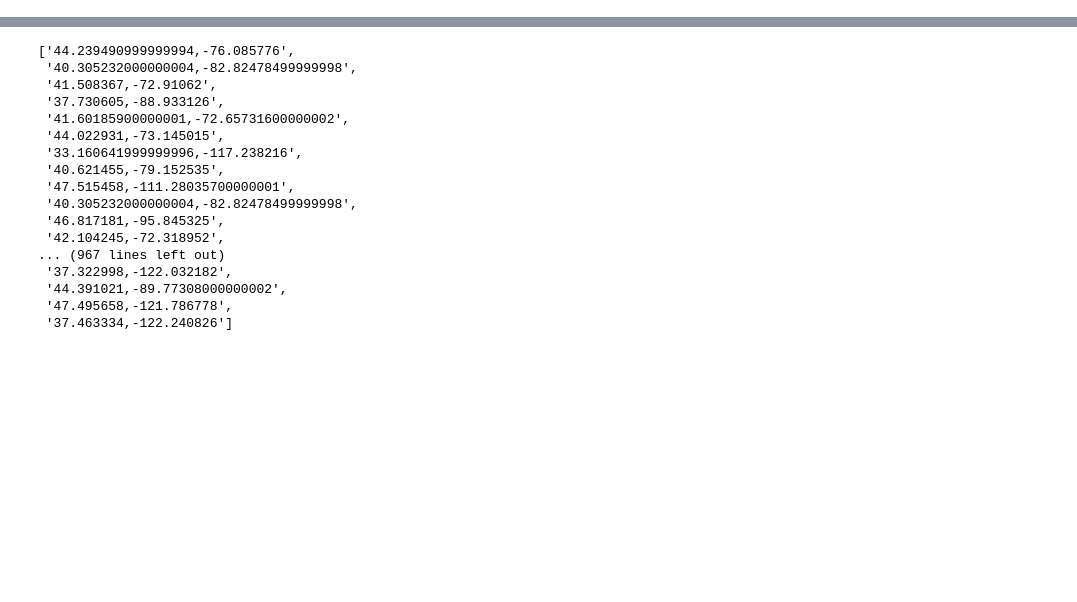
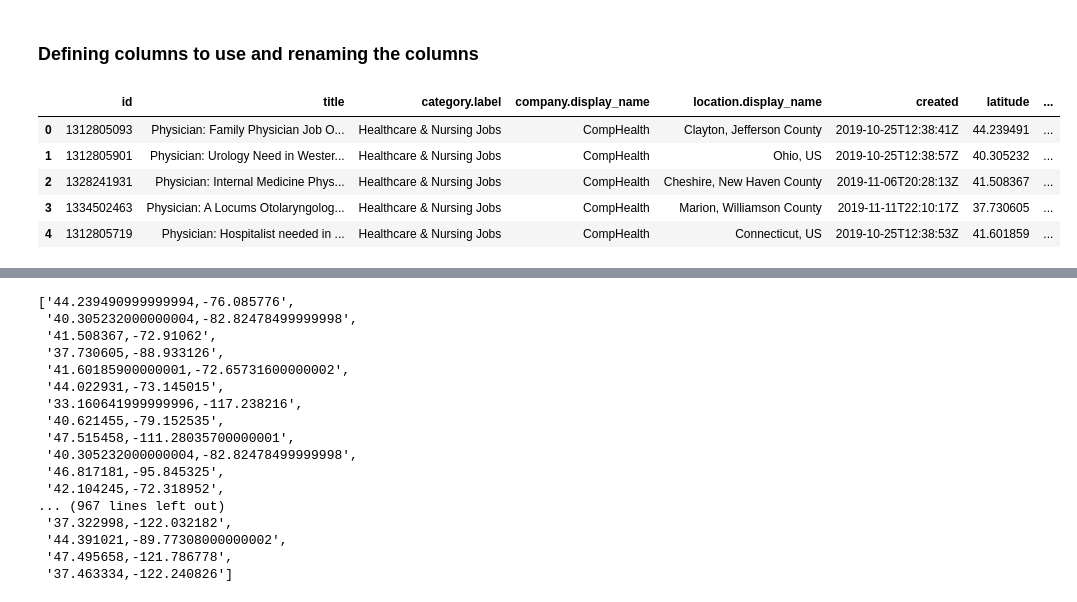
Before and after one commit to jmitterh/ProjectOnePyBootCamp, a Jupyter notebook: reports/Final_API.ipynb, the cells around one changed output, grey strips where cells are left out. Cells and saved outputs as stored; diff of their text form; code cells hidden in the pictures; blank space fills up the shorter version.

Commit message:
updated columns

```diff
--- a/reports/Final_API.ipynb
+++ b/reports/Final_API.ipynb
@@ -103,10 +107,19 @@ csv_file.head(3)
+# %% [markdown]
+### Defining columns to use and renaming the columns
 # %%
 #making a copy
 csv_file_copy = csv_file.copy()
 
 #getting only the rows that we are using
-csv_file_copy = csv_file_copy[["id","title","category.label","company.display_name", "location.display_name", "latitude","longitude" ]]
+csv_file_copy = csv_file_copy[["id","title","category.label","company.display_name", "location.display_name","created","latitude","longitude" ]]
 csv_file_copy.head()
+# %% [output]
+|  | id | title | category.label | company.display_name | location.display_name | created | latitude | ... |
+| 0 | 1312805093 | Physician: Family Physician Job O... | Healthcare & Nursing Jobs | CompHealth | Clayton, Jefferson County | 2019-10-25T12:38:41Z | 44.239491 | ... |
+| 1 | 1312805901 | Physician: Urology Need in Wester... | Healthcare & Nursing Jobs | CompHealth | Ohio, US | 2019-10-25T12:38:57Z | 40.305232 | ... |
+| 2 | 1328241931 | Physician: Internal Medicine Phys... | Healthcare & Nursing Jobs | CompHealth | Cheshire, New Haven County | 2019-11-06T20:28:13Z | 41.508367 | ... |
+| 3 | 1334502463 | Physician: A Locums Otolaryngolog... | Healthcare & Nursing Jobs | CompHealth | Marion, Williamson County | 2019-11-11T22:10:17Z | 37.730605 | ... |
+| 4 | 1312805719 | Physician: Hospitalist needed in ... | Healthcare & Nursing Jobs | CompHealth | Connecticut, US | 2019-10-25T12:38:53Z | 41.601859 | ... |
 # %%
 #Renaming the column names
 
```
Also changed, not shown: parts of 24 cells of this notebook, 37 other files.
